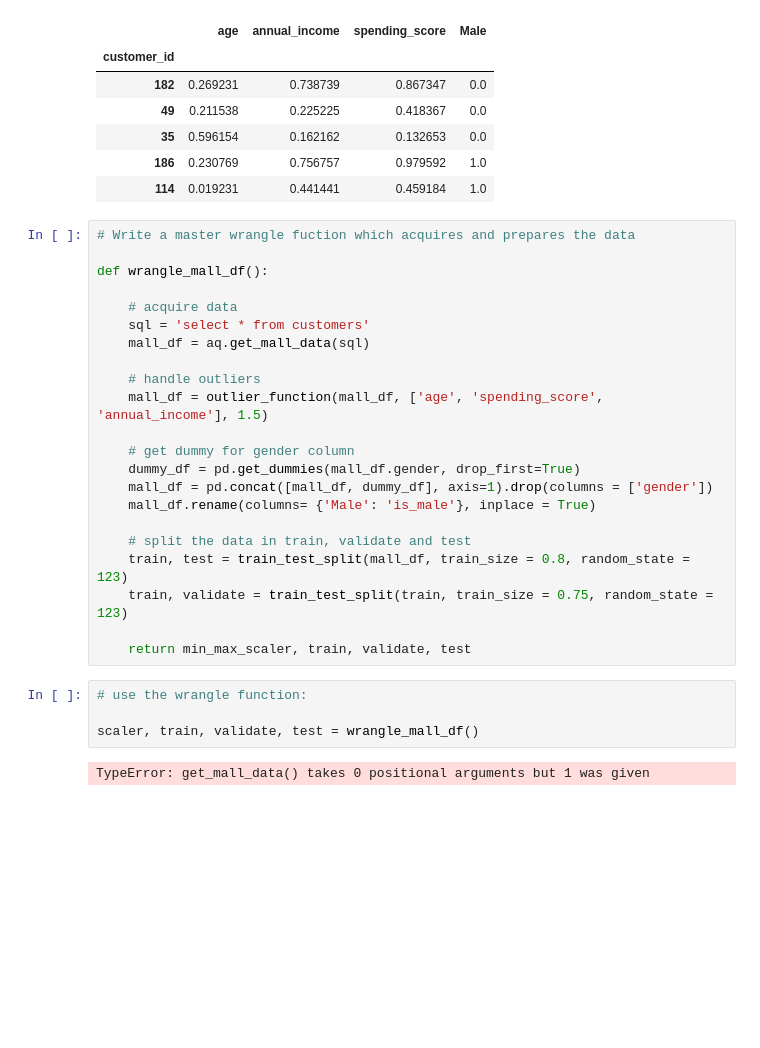
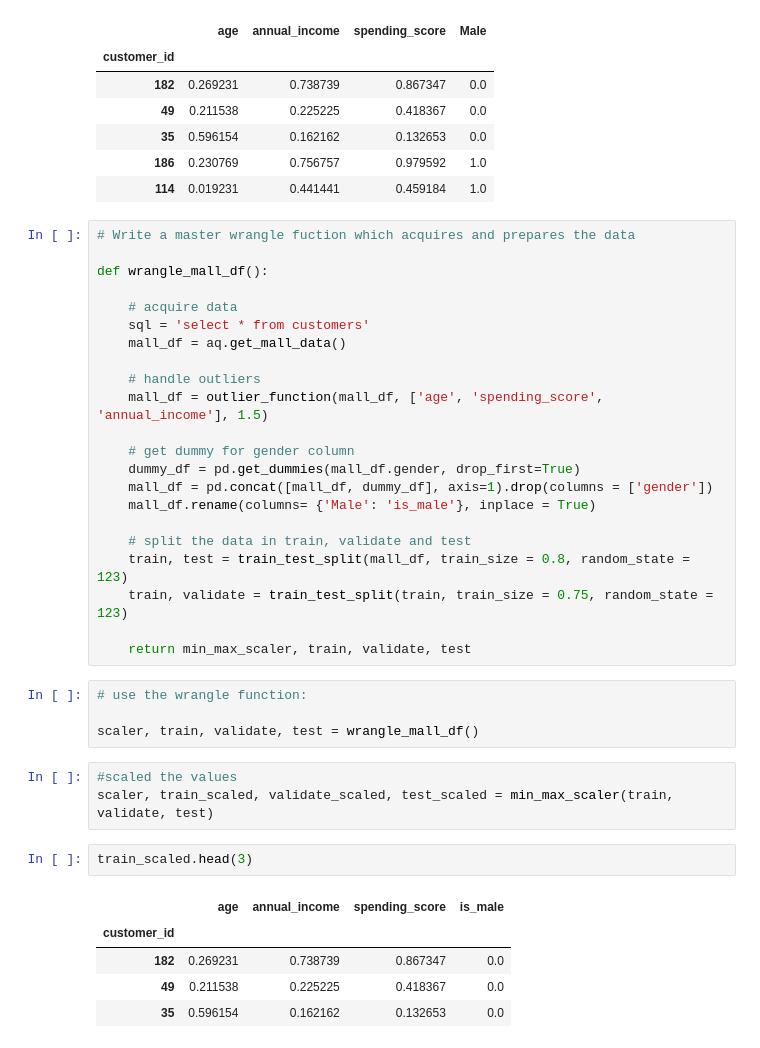
Before and after one commit to cfreeman22/clustering-exercises, a Jupyter notebook: zillow.ipynb, the cells around one changed output. Drawn from its saved outputs; the diff is of its cells as text; blank space fills up the shorter version.

```diff
--- a/zillow.ipynb
+++ b/zillow.ipynb
@@ -852,7 +872,7 @@ def wrangle_mall_df():
 
     # acquire data
     sql = 'select * from customers'
-    mall_df = aq.get_mall_data(sql)
+    mall_df = aq.get_mall_data()
 
     # handle outliers
     mall_df = outlier_function(mall_df, ['age', 'spending_score', 'annual_income'], 1.5)
@@ -871,5 +891,14 @@ def wrangle_mall_df():
 # use the wrangle function:
 
 scaler, train, validate, test = wrangle_mall_df()
-# %% [output]
-TypeError: get_mall_data() takes 0 positional arguments but 1 was given
+# %%
+#scaled the values
+scaler, train_scaled, validate_scaled, test_scaled = min_max_scaler(train, validate, test)
+# %%
+train_scaled.head(3)
+# %% [output]
+|  | age | annual_income | spending_score | is_male |
+| customer_id |  |  |  |  |
+| 182 | 0.269231 | 0.738739 | 0.867347 | 0.0 |
+| 49 | 0.211538 | 0.225225 | 0.418367 | 0.0 |
+| 35 | 0.596154 | 0.162162 | 0.132653 | 0.0 |
```
Also changed, not shown: parts of 2 cells of this notebook, 3 other files.
